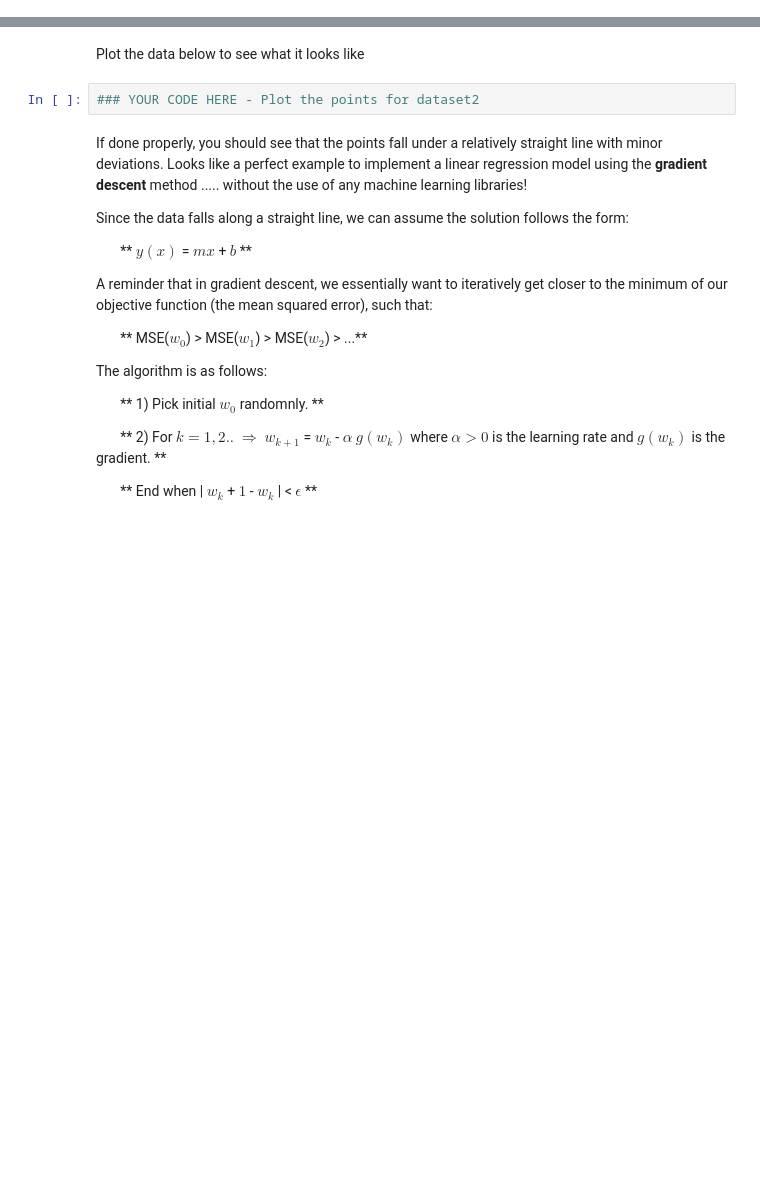
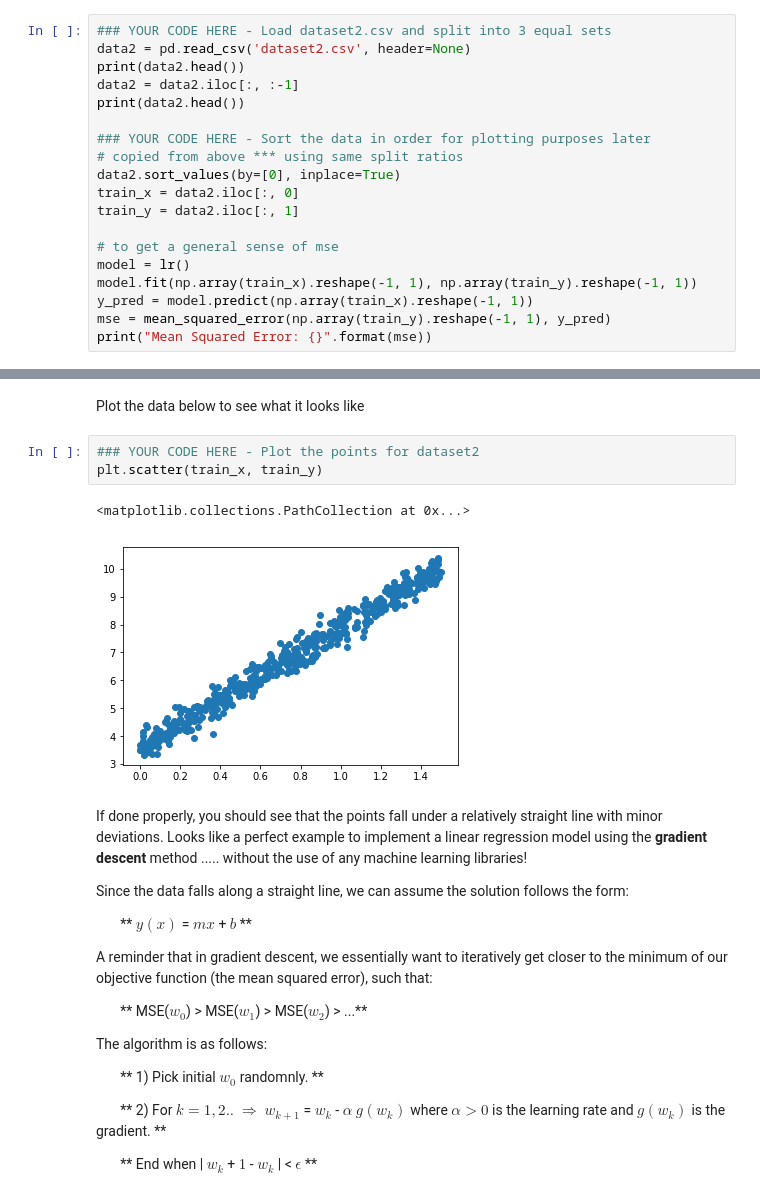
Before and after one commit to McGillAISociety/mais-bootcamp-w2019, a Jupyter notebook: Assignment2/Assignment 2.ipynb, the cells around one changed output, grey strips where cells are left out. Cells and saved outputs as stored; diff of their text form; blank space fills up the shorter version.

```diff
--- a/Assignment2/Assignment 2.ipynb
+++ b/Assignment2/Assignment 2.ipynb
@@ -184,0 +243,19 @@ For the rest of the assignment, we will use the other dataset named **dataset2.c
+# %%
+### YOUR CODE HERE - Load dataset2.csv and split into 3 equal sets
+data2 = pd.read_csv('dataset2.csv', header=None)
+print(data2.head())
+data2 = data2.iloc[:, :-1]
+print(data2.head())
+
+### YOUR CODE HERE - Sort the data in order for plotting purposes later
+# copied from above *** using same split ratios
+data2.sort_values(by=[0], inplace=True)
+train_x = data2.iloc[:, 0]
+train_y = data2.iloc[:, 1]
+
+# to get a general sense of mse
+model = lr()
+model.fit(np.array(train_x).reshape(-1, 1), np.array(train_y).reshape(-1, 1))
+y_pred = model.predict(np.array(train_x).reshape(-1, 1))
+mse = mean_squared_error(np.array(train_y).reshape(-1, 1), y_pred)
+print("Mean Squared Error: {}".format(mse))
@@ -186,6 +277,10 @@ For the rest of the assignment, we will use the other dataset named **dataset2.c
 Plot the data below to see what it looks like
 # %%
 ### YOUR CODE HERE - Plot the points for dataset2
+plt.scatter(train_x, train_y)
+# %% [output]
+<matplotlib.collections.PathCollection at 0x...>
+[figure, added]
 # %% [markdown]
 If done properly, you should see that the points fall under a relatively straight line with minor deviations. Looks like a perfect example to implement a linear regression model using the **gradient descent** method ..... without the use of any machine learning libraries!
 
```
Also changed, not shown: parts of 15 cells of this notebook, 1 other file.
